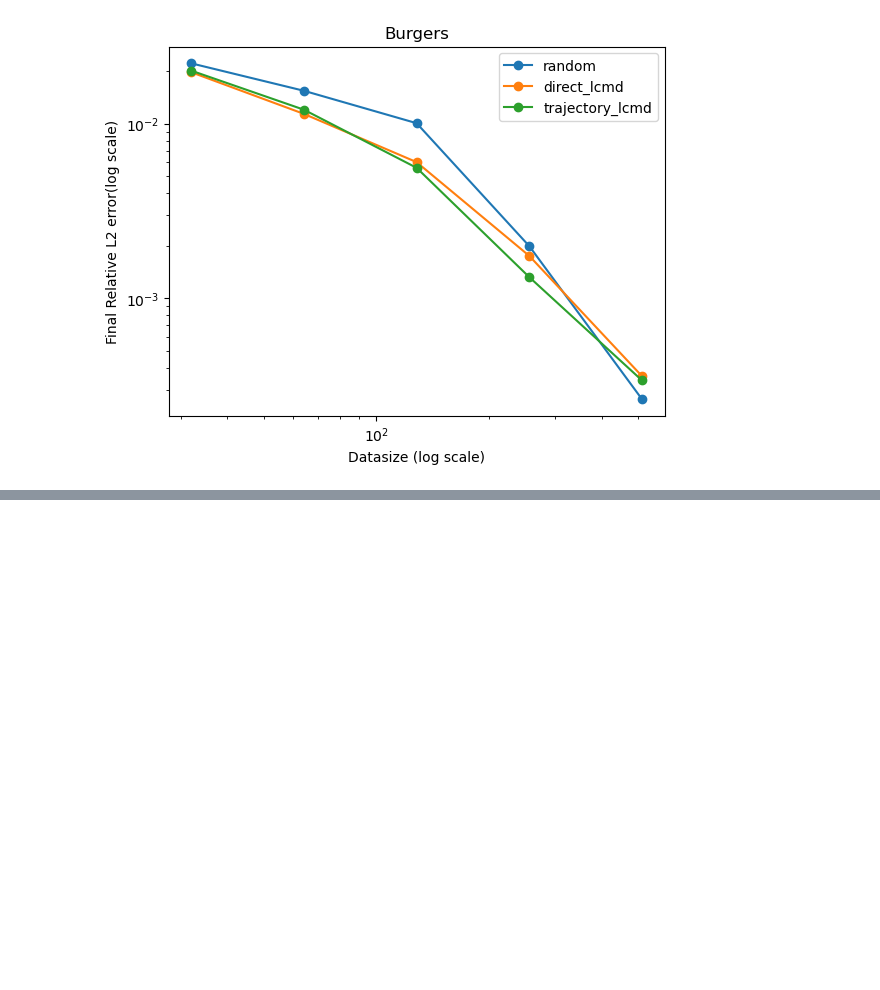
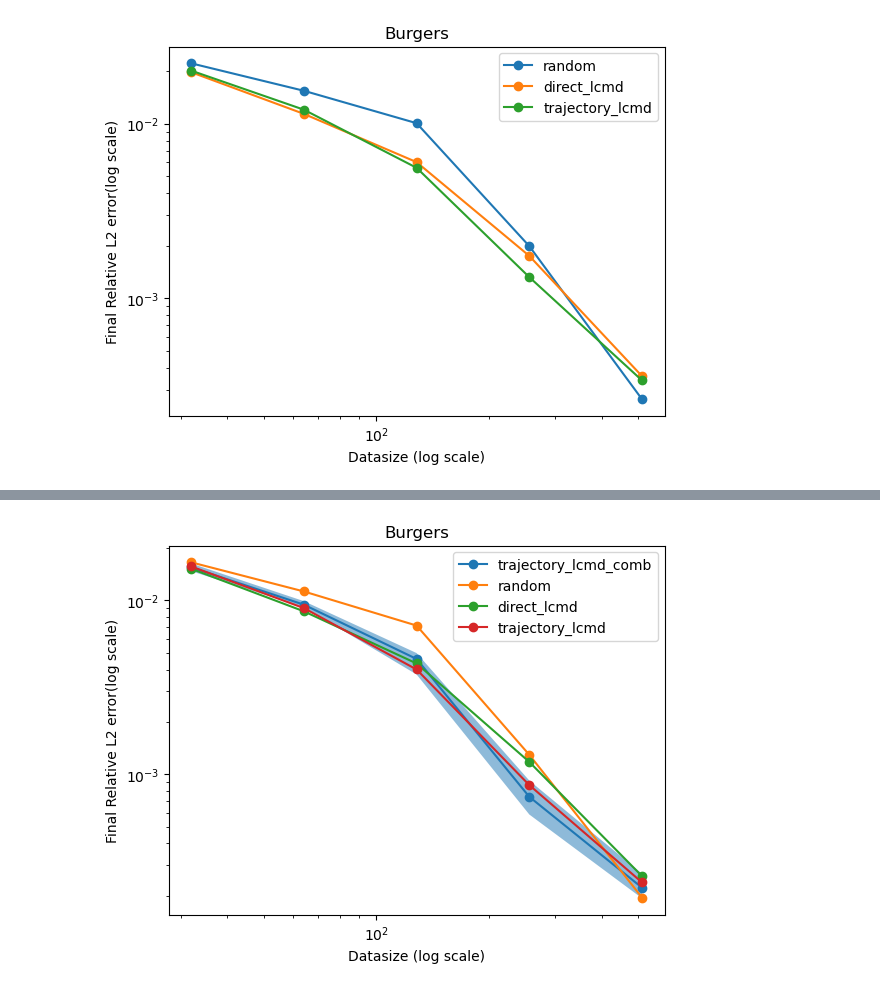
Before and after one commit to yegonkim/stap, a Jupyter notebook: plot_results.ipynb, the cells around one changed output, grey strips where cells are left out. Cells and saved outputs as stored; diff of their text form; code cells hidden in the pictures; blank space fills up the shorter version.

```diff
--- a/plot_results.ipynb
+++ b/plot_results.ipynb
@@ -243,0 +359,72 @@ for equation in ['KS']:
+# %%
+import os
+import re
+import torch
+from matplotlib import pyplot as plt
+
+def find_files(folder, pattern):
+    files = os.listdir(folder)
+    return [f for f in files if re.match(pattern, f)]
+
+
+
+
+# files = find_files('results', 'results_al*')
+files = find_files('results', 'results_al_comb_Burgers_trajectory_lcmd_20240811-022858.pt')
+
+files = ['results/'+f for f in files]
+
+plt.figure()
+for file in files:
+    results = torch.load(file)
+    final_rel_l2_list = []
+    for seed in range(5):
+        datasize_list = list(results[seed].keys())
+        # initial_rel_l2 = [results[datasize]['rel_l2'][0] for datasize in datasize_list]
+        final_rel_l2 = [results[seed][datasize]['rel_l2_trajectory'][1] for datasize in datasize_list]
+        # improvement = [initial_rel_l2[j] - final_rel_l2[j] for j in range(len(datasize_list))]
+        final_rel_l2_list.append(final_rel_l2)
+    final_rel_l2 = torch.tensor(final_rel_l2_list)
+    final_rel_l2_mean = final_rel_l2.mean(dim=0)
+    final_rel_l2_max = final_rel_l2.max(dim=0).values
+    final_rel_l2_min = final_rel_l2.min(dim=0).values
+    plt.plot(datasize_list, final_rel_l2_mean, 'o-', label='trajectory_lcmd_comb')
+    plt.fill_between(datasize_list, final_rel_l2_min, final_rel_l2_max, alpha=0.5)
+    plt.xscale('log')
+    plt.yscale('log')
+    plt.xlabel('Datasize (log scale)')
+    plt.ylabel('Final Relative L2 error(log scale)')
+# plt.legend()
+
+names = [
+    'random',
+    'direct_lcmd',
+    'trajectory_lcmd',
+    ]
+
+results = [
+    {32: {'datasize': [32, 64], 'rel_l2': [0.04028893634676933, 0.022201593965291977], 'rel_l2_trajectory': [0.029762420803308487, 0.01653395965695381]}, 64: {'datasize': [64, 96], 'rel_l2': [0.024651873856782913, 0.015454639680683613], 'rel_l2_trajectory': [0.017737004905939102, 0.011243067681789398]}, 128: {'datasize': [128, 160], 'rel_l2': [0.010982058942317963, 0.010076219215989113], 'rel_l2_trajectory': [0.007971743121743202, 0.007156987674534321]}, 256: {'datasize': [256, 288], 'rel_l2': [0.0027459082193672657, 0.0019879774190485477], 'rel_l2_trajectory': [0.0018010411877185106, 0.0012928744545206428]}, 512: {'datasize': [512, 544], 'rel_l2': [0.00023190765932668, 0.0002636011631693691], 'rel_l2_trajectory': [0.00016991204756777734, 0.0001954995095729828]}},
+    {32: {'datasize': [32, 64], 'rel_l2': [0.03307517245411873, 0.019747501239180565], 'rel_l2_trajectory': [0.024153249338269234, 0.015182023867964745]}, 64: {'datasize': [64, 96], 'rel_l2': [0.026448648422956467, 0.011392960324883461], 'rel_l2_trajectory': [0.018970679491758347, 0.008644307032227516]}, 128: {'datasize': [128, 160], 'rel_l2': [0.011192535981535912, 0.0060272859409451485], 'rel_l2_trajectory': [0.00820445828139782, 0.004334339406341314]}, 256: {'datasize': [256, 288], 'rel_l2': [0.0032128028105944395, 0.0017479736125096679], 'rel_l2_trajectory': [0.002146753715351224, 0.001176886260509491]}, 512: {'datasize': [512, 544], 'rel_l2': [0.00028601480880752206, 0.0003575056907720864], 'rel_l2_trajectory': [0.00019862556655425578, 0.00025949341943487525]}},
+    {32: {'datasize': [32, 64], 'rel_l2': [0.03225735202431679, 0.0201640035957098], 'rel_l2_trajectory': [0.024078186601400375, 0.01565655693411827]}, 64: {'datasize': [64, 96], 'rel_l2': [0.02300497516989708, 0.012039934284985065], 'rel_l2_trajectory': [0.01680373027920723, 0.009019915945827961]}, 128: {'datasize': [128, 160], 'rel_l2': [0.011056618764996529, 0.005593243055045605], 'rel_l2_trajectory': [0.008021761663258076, 0.004002629779279232]}, 256: {'datasize': [256, 288], 'rel_l2': [0.004288106225430965, 0.0013209499884396791], 'rel_l2_trajectory': [0.00291011156514287, 0.0008660100284032524]}, 512: {'datasize': [512, 544], 'rel_l2': [0.0005217368016019464, 0.0003380381385795772], 'rel_l2_trajectory': [0.0003418939304538071, 0.00023875475744716823]}},
+]
+
+
+from matplotlib import pyplot as plt
+
+for equation in ['Burgers']:
+
+    for i in range(len(results)):
+        datasize_list = list(results[i].keys())
+        # initial_rel_l2 = [results[i][datasize]['rel_l2_trajectory'][0] for datasize in datasize_list]
+        final_rel_l2 = [results[i][datasize]['rel_l2_trajectory'][1] for datasize in datasize_list]
+        # improvement = [initial_rel_l2[j] - final_rel_l2[j] for j in range(len(datasize_list))]
+        # plt.plot(datasize_list, improvement, 'o-', label=f'{names[i]}')
+        plt.plot(datasize_list, final_rel_l2, 'o-', label=f'{names[i]}')
+        plt.xscale('log')
+        plt.yscale('log')
+        plt.xlabel('Datasize (log scale)')
+        plt.ylabel('Final Relative L2 error(log scale)')
+        plt.title(f'{equation}')
+        plt.legend()
+# %% [output]
+[figure, added]
```
Also changed, not shown: parts of 5 cells of this notebook, 34 other files.
